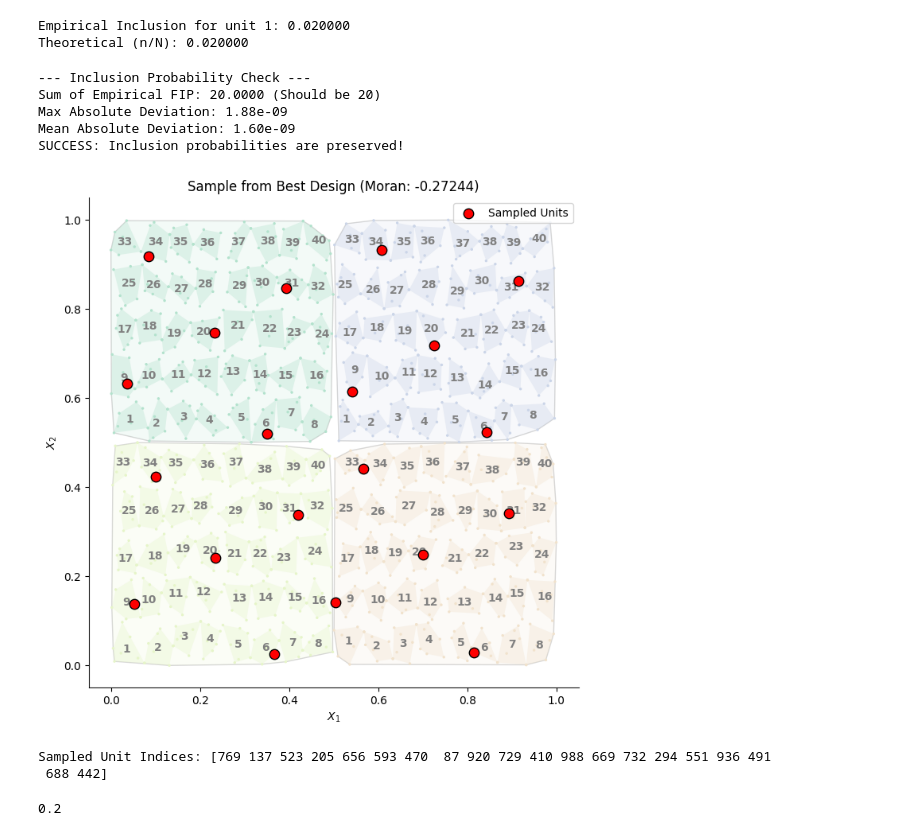
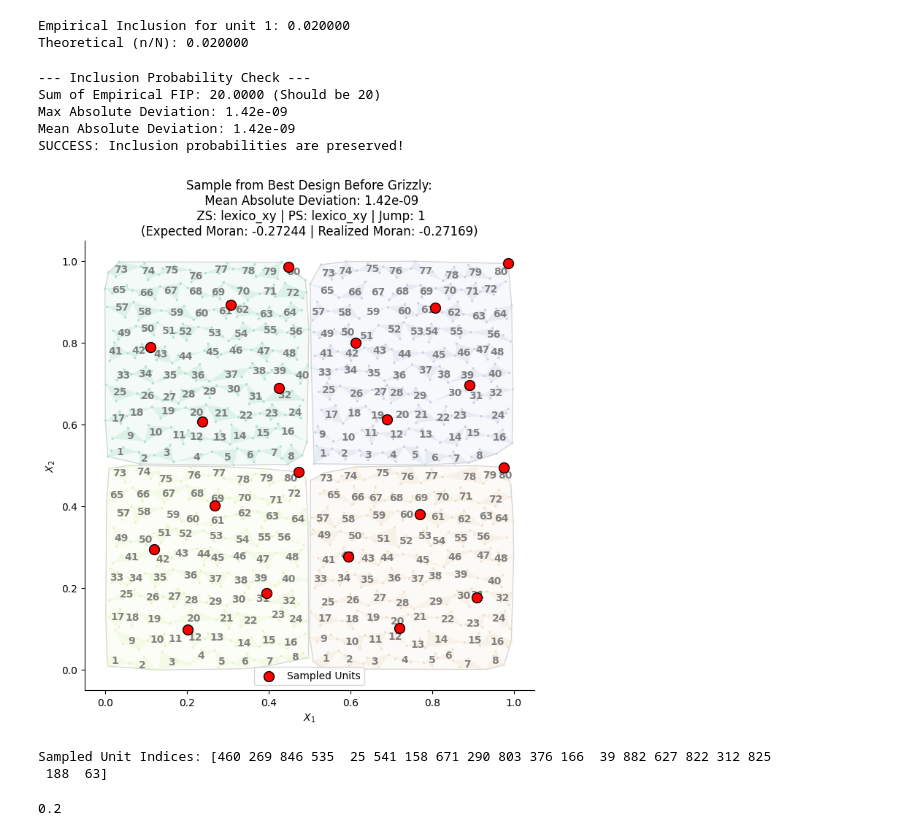
Before and after one commit to mehdimhb/graphical-sampling, a Jupyter notebook: simulations/jupyters/sampling.ipynb, the cells around one changed output. Saved outputs shown, nothing was run; the diff lists cells and outputs as text; code cells hidden in the pictures.

```diff
--- a/simulations/jupyters/sampling.ipynb
+++ b/simulations/jupyters/sampling.ipynb
@@ -145,10 +145,10 @@ n = 20
 r_sample_per_cluster = 5
 centroid_grid_x = 2
 num_zones_cluster = [1]
-num_zones_sweep = [(8, 5)]
+num_zones_sweep = [(8, 10)]
 num_splits = [1]
 topological = True
-shift_jumps = [1,2]
+shift_jumps = [0,1]
 shuffle=False
 df = popus(n)[popu]
 # --- Data Preparation ---
@@ -181,11 +181,13 @@ fbn.plot(mode='soft')
 # %%
 # --- Parameters ---
 # Re-ordered to put None and lexico_yx first (establish a strong baseline early)
-point_strategies = [None, 'lexico_yx', 'projection', 'spiral', 'angle',
-                    'dist_from_origin', 'dist_from_centroids', 'max_coord', 'lexico_xy']
+point_strategies = [None, 'lexico_yx', 'projection'
+, 'spiral', 'angle','dist_from_origin', 'dist_from_centroids', 'max_coord', 'lexico_xy'
+]
 
-zone_strategies = [None, 'lexico_yx', 'projection', 'spiral', 'angle',
-                   'dist_from_origin', 'dist_from_centroids', 'max_coord', 'lexico_xy']
+zone_strategies = [None, 'lexico_yx', 'projection'
+ , 'spiral', 'angle','dist_from_origin', 'dist_from_centroids', 'max_coord', 'lexico_xy'
+ ]
 
 zone_modes = ['sweep_xy', 'sweep_yx']
 # Ensure shift_jumps is defined in your notebook before this
@@ -246,7 +248,7 @@ for point_strategy, zone_strategy, zone_mode, num_split, shift_jump in pbar:
             if moran_val < min_moran:
                 min_moran = moran_val
                 # Using aligned printing for clarity
-                print(f"[NEW BEST] Moran: {moran_val:.6f} | ZS: {str(zone_strategy):<15} | PS: {str(point_strategy):<15} | Jump: {shift_jump}")
+                print(f"[NEW BEST] Moran: {moran_val:.6f} | ZS: {str(zone_strategy):<5} | PS: {str(point_strategy):<5} | Jump: {shift_jump}")
 
             # Show live status next to the bar
             pbar.set_postfix({"Best": f"{min_moran:.6f}"})
@@ -339,51 +348,52 @@ else:
 # %% [output]
 --- Inclusion Probability Check ---
 Sum of Empirical FIP: 20.0000 (Should be 20)
-Max Absolute Deviation: 1.88e-09
-Mean Absolute Deviation: 1.60e-09
+Max Absolute Deviation: 1.42e-09
+Mean Absolute Deviation: 1.42e-09
 SUCCESS: Inclusion probabilities are preserved!
 # %%
 import matplotlib.pyplot as plt
+from graphical_sampling.index import Moran
 
 # 1. Create the figure and axis
 fig, ax = plt.subplots(figsize=(10, 8))
 
-# 2. Use the best design found from your simulation
-# No need to wrap it in GBFS yet unless you want to start the search
+# 2. Use the best design
 best_design = initial_design
 
 # 3. Draw the background (Clustering and Zones)
-# We use the 'fbn' object that corresponds to our best design's parameters
 fbn.plot(mode='soft', ax=ax)
 
-# 4. Extract a SINGLE sample (returns a 2D array)
-# sample[0] gives the list of indices for that one specific sample
-sample_indices = best_design.sample(1)[0]
+# 4. Extract a SINGLE sample (2D array: 1 row, n columns)
+sample_indices_2d = best_design.sample(1)
+sample_indices = sample_indices_2d[0]
 
-# 5. Coordinates of the population
-all_coords = best_design.pop.coords
+# 5. Calculate Moran for this SPECIFIC realization
+# We use the Moran indexer on the current coordinates
+realized_moran = Moran(best_design.pop).score(sample_indices_2d)[0]
 
 # 6. Scatter the sampled points in Red
-# We index the coordinates using our sampled IDs
+all_coords = best_design.pop.coords
 ax.scatter(
     all_coords[sample_indices, 0],
     all_coords[sample_indices, 1],
     color='red',
-    s=80,
+    s=100,
     edgecolors='black',
     label='Sampled Units',
-    zorder=15  # High zorder to be on top
+    zorder=15
 )
 
-ax.set_title(f"Sample from Best Design (Moran: {initial_moran:.5f})")
+# 7. Update title with both Expected and Realized Moran
+ax.set_title(f"Sample from Best Design Before Grizzly:\n Mean Absolute Deviation: {np.abs(diff).mean():.2e}\n ZS: {str(zone_strategy):<5} | PS: {str(point_strategy):<5} | Jump: {shift_jump}\n(Expected Moran: {best_design.moran[0]:.5f} | Realized Moran: {realized_moran:.5f})")
 ax.legend()
 plt.show()
 
 print(f"Sampled Unit Indices: {sample_indices}")
 # %% [output]
-[figure, old version]
+[figure, new version]
-Sampled Unit Indices: [769 137 523 205 656 593 470  87 920 729 410 988 669 732 294 551 936 491
- 688 442]
+Sampled Unit Indices: [460 269 846 535  25 541 158 671 290 803 376 166  39 882 627 822 312 825
+ 188  63]
 # %%
 5/25
 # %% [output]
```
Also changed, not shown: parts of 3 cells of this notebook, 2 other files.
